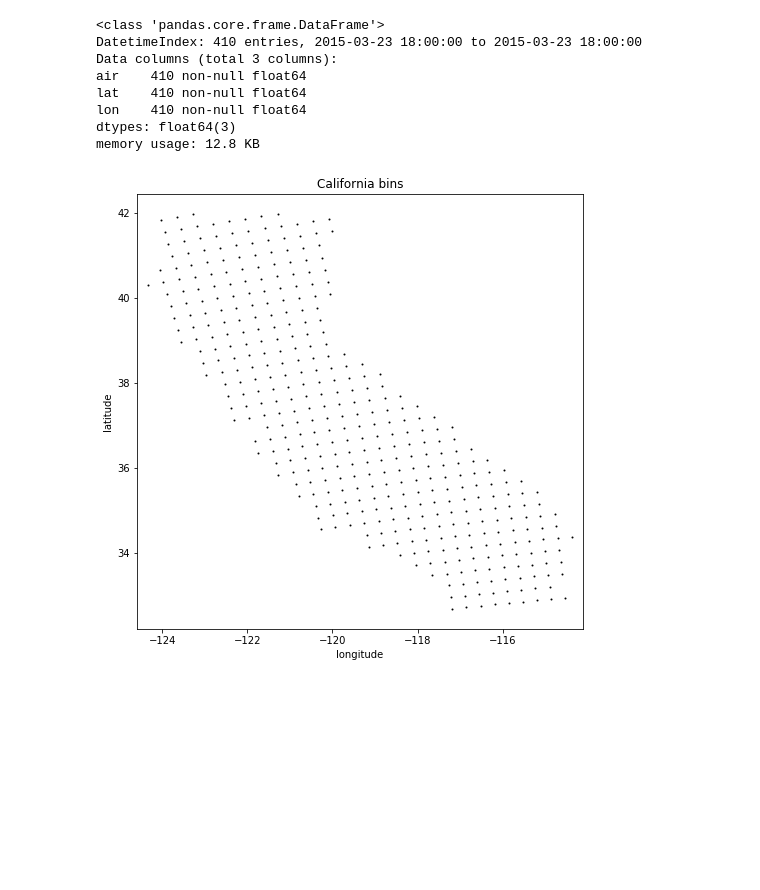
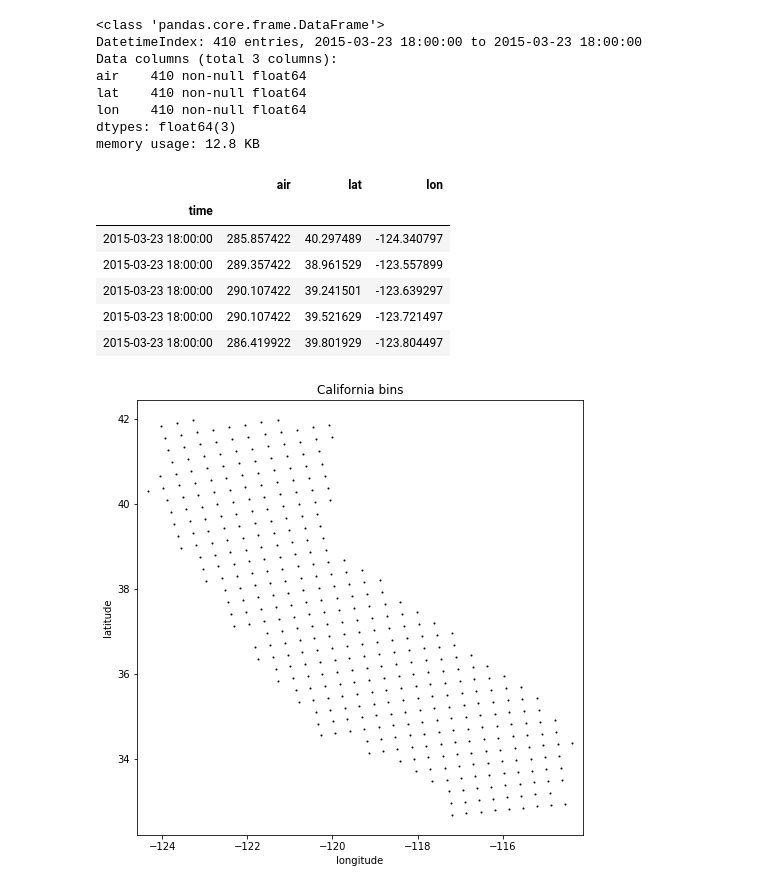
Before and after one commit to aristyogresearch/wildfire, a Jupyter notebook: notebooks/NOAA_NARR_temperature_data.ipynb, the cells around one changed output. Saved outputs shown, nothing was run; the diff lists cells and outputs as text; code cells hidden in the pictures; blank space fills up the shorter version.

```diff
--- a/notebooks/NOAA_NARR_temperature_data.ipynb
+++ b/notebooks/NOAA_NARR_temperature_data.ipynb
@@ -203,3 +203,13 @@ lat    410 non-null float64
 lon    410 non-null float64
 dtypes: float64(3)
 memory usage: 12.8 KB
+# %%
+df_one_hour.head()
+# %% [output]
+|  | air | lat | lon |
+| time |  |  |  |
+| 2015-03-23 18:00:00 | 285.857422 | 40.297489 | -124.340797 |
+| 2015-03-23 18:00:00 | 289.357422 | 38.961529 | -123.557899 |
+| 2015-03-23 18:00:00 | 290.107422 | 39.241501 | -123.639297 |
+| 2015-03-23 18:00:00 | 290.107422 | 39.521629 | -123.721497 |
+| 2015-03-23 18:00:00 | 286.419922 | 39.801929 | -123.804497 |
```
Also changed, not shown: parts of 5 cells of this notebook, 2 other files.
